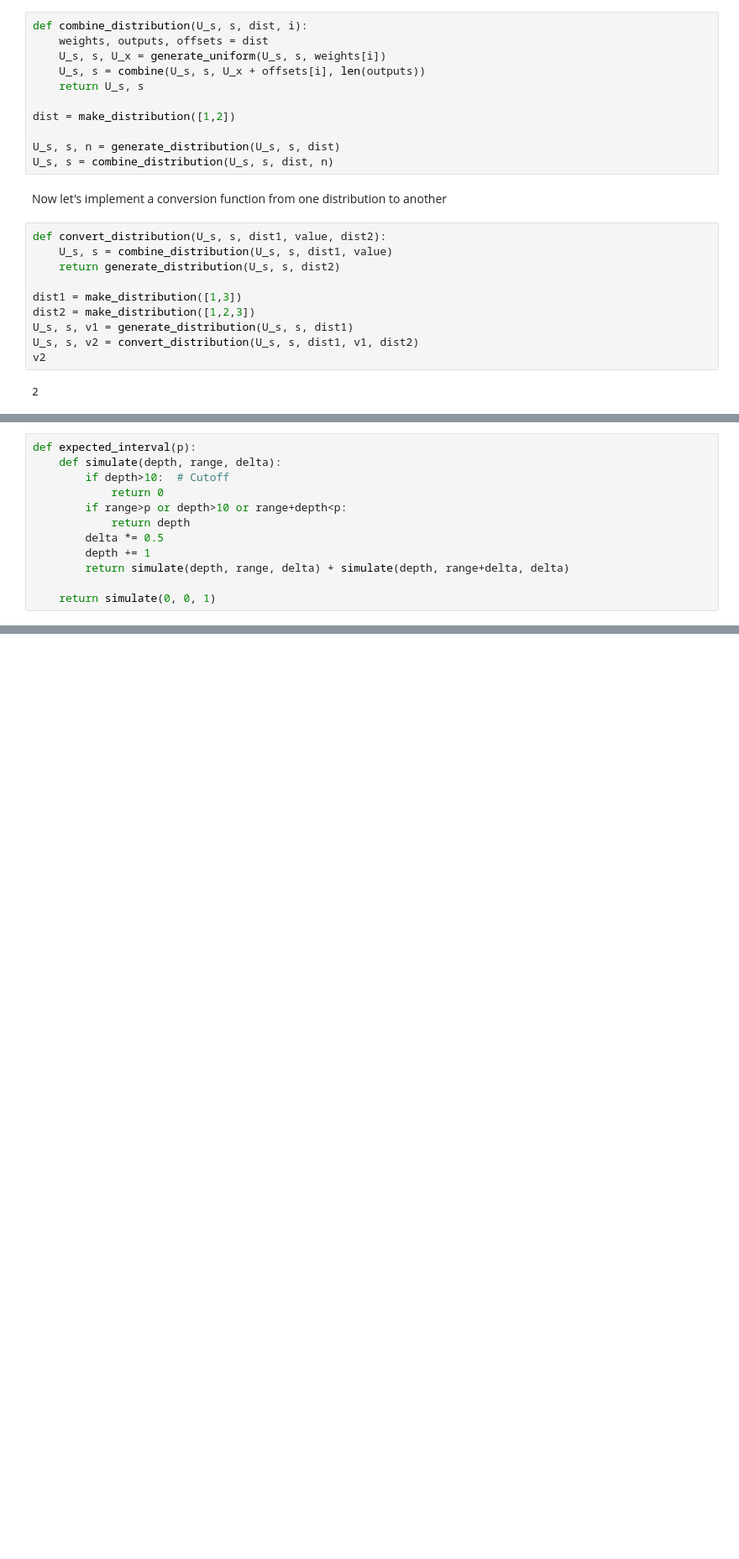
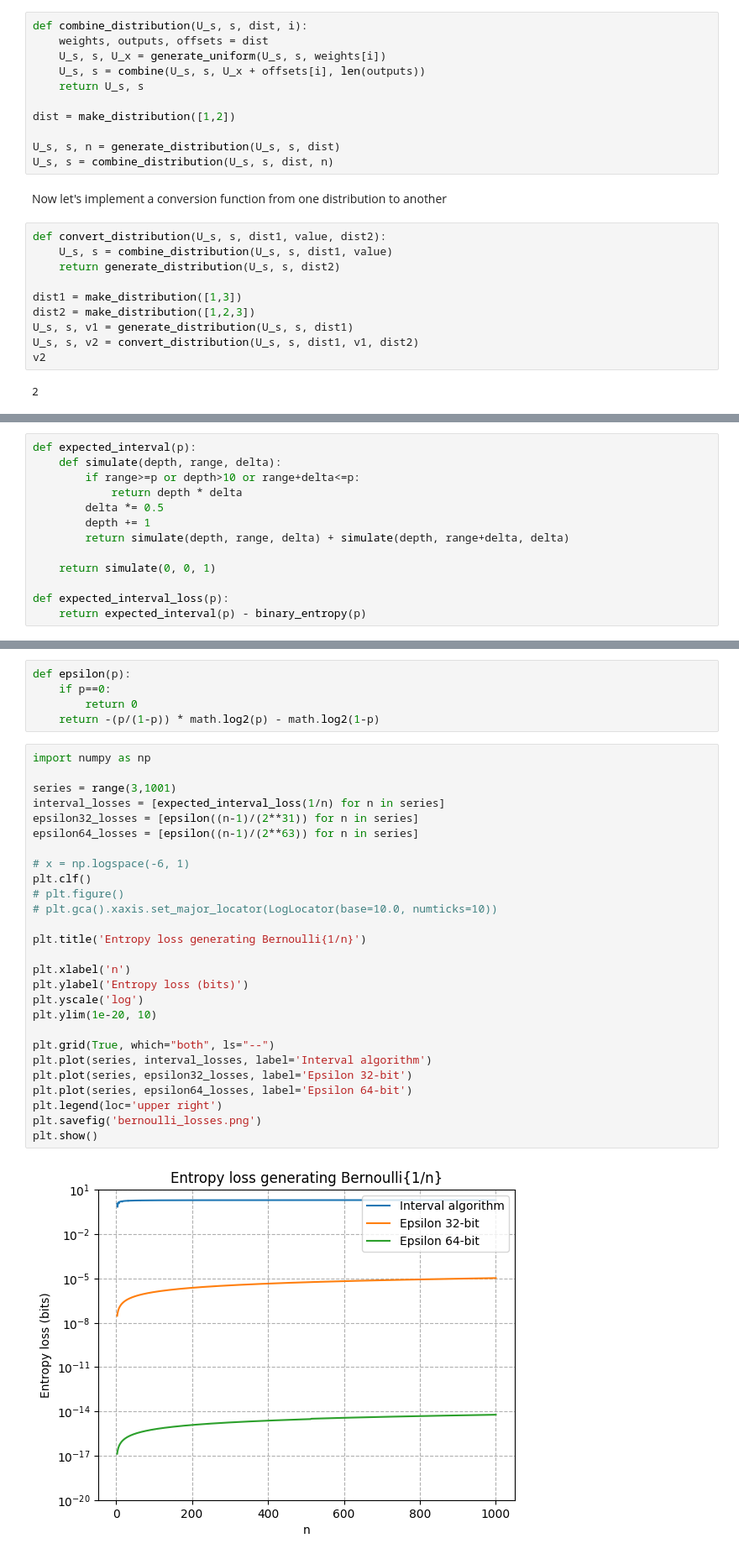
Before and after one commit to calum74/entropy, a Jupyter notebook: entropy.ipynb, the cells around one changed output, grey strips where cells are left out. Shown at 84% size. Saved outputs shown, nothing was run; the diff lists cells and outputs as text; blank space fills up the shorter version.

```diff
--- a/entropy.ipynb
+++ b/entropy.ipynb
@@ -372,12 +372,13 @@ This function `expected_interval` calculates the expected number of bits require
 # %%
 def expected_interval(p):
     def simulate(depth, range, delta):
-        if depth>10:  # Cutoff
-            return 0
-        if range>p or depth>10 or range+depth<p:
-            return depth
+        if range>=p or depth>10 or range+delta<=p:
+            return depth * delta
         delta *= 0.5
         depth += 1
         return simulate(depth, range, delta) + simulate(depth, range+delta, delta)
 
     return simulate(0, 0, 1)
+
+def expected_interval_loss(p):
+    return expected_interval(p) - binary_entropy(p)
@@ -387,0 +407,34 @@ expected_interval(0.9)
+# %%
+def epsilon(p):
+    if p==0:
+        return 0
+    return -(p/(1-p)) * math.log2(p) - math.log2(1-p)
+# %%
+import numpy as np
+
+series = range(3,1001)
+interval_losses = [expected_interval_loss(1/n) for n in series]
+epsilon32_losses = [epsilon((n-1)/(2**31)) for n in series]
+epsilon64_losses = [epsilon((n-1)/(2**63)) for n in series]
+
+# x = np.logspace(-6, 1)
+plt.clf()
+# plt.figure()
+# plt.gca().xaxis.set_major_locator(LogLocator(base=10.0, numticks=10))
+
+plt.title('Entropy loss generating Bernoulli{1/n}')
+
+plt.xlabel('n')
+plt.ylabel('Entropy loss (bits)')
+plt.yscale('log')
+plt.ylim(1e-20, 10)
+
+plt.grid(True, which="both", ls="--")
+plt.plot(series, interval_losses, label='Interval algorithm')
+plt.plot(series, epsilon32_losses, label='Epsilon 32-bit')
+plt.plot(series, epsilon64_losses, label='Epsilon 64-bit')
+plt.legend(loc='upper right')
+plt.savefig('bernoulli_losses.png')
+plt.show()
+# %% [output]
+[figure, added]
```
Also changed, not shown: parts of 14 cells of this notebook.
